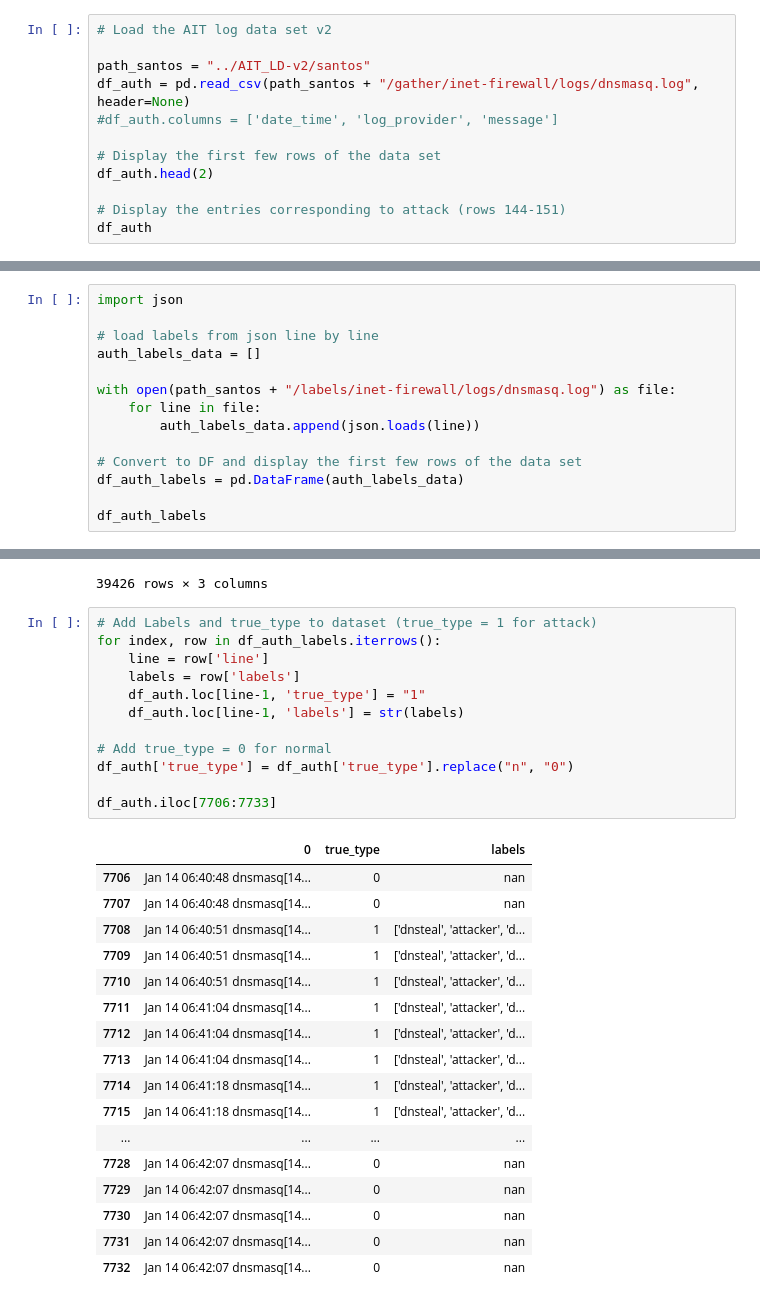
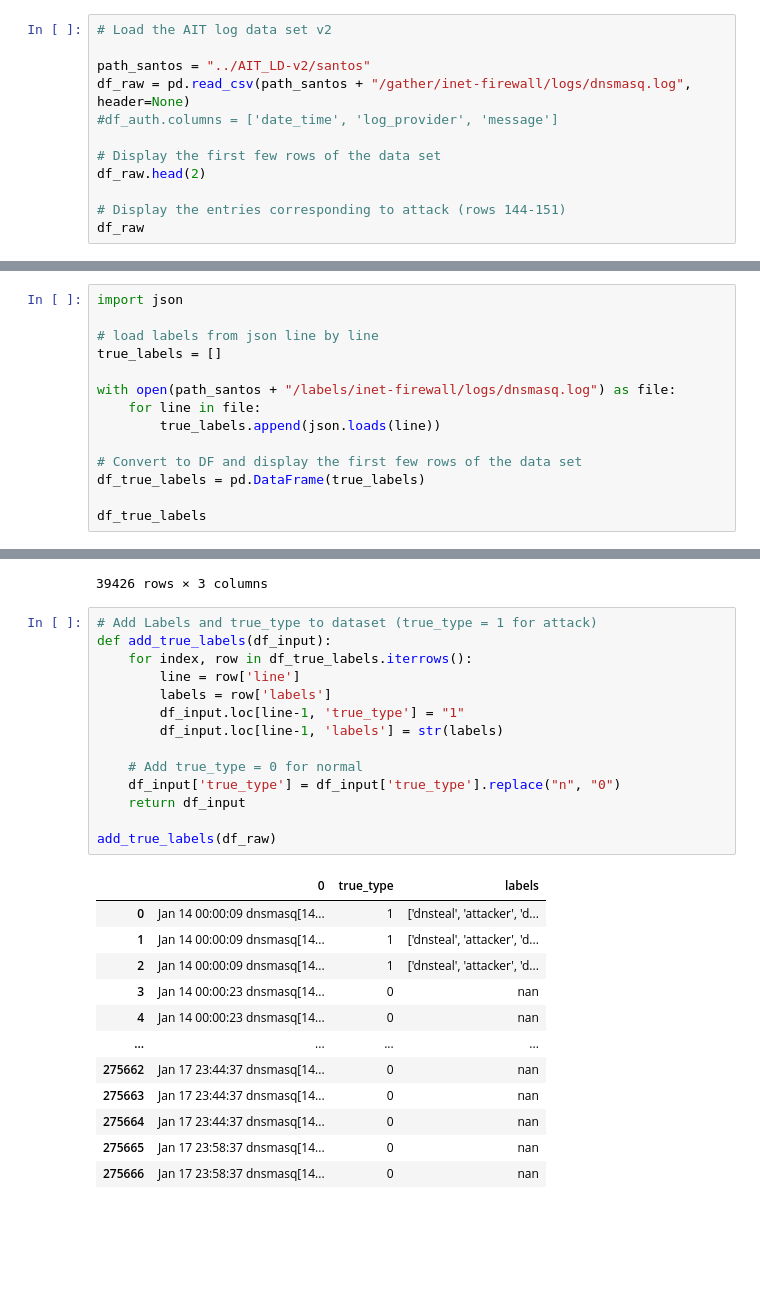
Before and after one commit to SlimTimster/IDSAlertCorrelaction_CySec_MasterThesis, a Jupyter notebook: santos_dnsmasq.ipynb, the cells around one changed output, grey strips where cells are left out. Cells and saved outputs as stored; diff of their text form; blank space fills up the shorter version.

Commit message:
parsed df to now contain structured data (but still nan and object tpyes)

```diff
--- a/santos_dnsmasq.ipynb
+++ b/santos_dnsmasq.ipynb
@@ -6,14 +6,14 @@ pd.set_option('display.max_colwidth', 30)
 # Load the AIT log data set v2
 
 path_santos = "../AIT_LD-v2/santos"
-df_auth = pd.read_csv(path_santos + "/gather/inet-firewall/logs/dnsmasq.log", header=None)
+df_raw = pd.read_csv(path_santos + "/gather/inet-firewall/logs/dnsmasq.log", header=None)
 #df_auth.columns = ['date_time', 'log_provider', 'message']
 
 # Display the first few rows of the data set
-df_auth.head(2)
+df_raw.head(2)
 
 # Display the entries corresponding to attack (rows 144-151)
-df_auth
+df_raw
 # %% [output]
 |  | 0 |
 | 0 | Jan 14 00:00:09 dnsmasq[14... |
@@ -32,16 +32,16 @@ df_auth
 import json
 
 # load labels from json line by line
-auth_labels_data = []
+true_labels = []
 
 with open(path_santos + "/labels/inet-firewall/logs/dnsmasq.log") as file:
     for line in file:
-        auth_labels_data.append(json.loads(line))
+        true_labels.append(json.loads(line))
 
 # Convert to DF and display the first few rows of the data set
-df_auth_labels = pd.DataFrame(auth_labels_data)
+df_true_labels = pd.DataFrame(true_labels)
 
-df_auth_labels
+df_true_labels
 # %% [output]
 |  | line | labels | rules |
 | 0 | 1 | [dnsteal, attacker, dnstea... | {'dnsteal': ['dnsteal.doma... |
@@ -58,31 +58,28 @@ df_auth_labels
 39426 rows × 3 columns
 # %%
 # Add Labels and true_type to dataset (true_type = 1 for attack)
-for index, row in df_auth_labels.iterrows():
-    line = row['line']
-    labels = row['labels']
-    df_auth.loc[line-1, 'true_type'] = "1"
-    df_auth.loc[line-1, 'labels'] = str(labels)
+def add_true_labels(df_input):
+    for index, row in df_true_labels.iterrows():
+        line = row['line']
+        labels = row['labels']
+        df_input.loc[line-1, 'true_type'] = "1"
+        df_input.loc[line-1, 'labels'] = str(labels)
 
-# Add true_type = 0 for normal
-df_auth['true_type'] = df_auth['true_type'].replace("n", "0")
+    # Add true_type = 0 for normal
+    df_input['true_type'] = df_input['true_type'].replace("n", "0")
+    return df_input
 
-df_auth.iloc[7706:7733]
+add_true_labels(df_raw)
 # %% [output]
 |  | 0 | true_type | labels |
-| 7706 | Jan 14 06:40:48 dnsmasq[14... | 0 | nan |
-| 7707 | Jan 14 06:40:48 dnsmasq[14... | 0 | nan |
-| 7708 | Jan 14 06:40:51 dnsmasq[14... | 1 | ['dnsteal', 'attacker', 'd... |
-| 7709 | Jan 14 06:40:51 dnsmasq[14... | 1 | ['dnsteal', 'attacker', 'd... |
-| 7710 | Jan 14 06:40:51 dnsmasq[14... | 1 | ['dnsteal', 'attacker', 'd... |
-| 7711 | Jan 14 06:41:04 dnsmasq[14... | 1 | ['dnsteal', 'attacker', 'd... |
-| 7712 | Jan 14 06:41:04 dnsmasq[14... | 1 | ['dnsteal', 'attacker', 'd... |
-| 7713 | Jan 14 06:41:04 dnsmasq[14... | 1 | ['dnsteal', 'attacker', 'd... |
-| 7714 | Jan 14 06:41:18 dnsmasq[14... | 1 | ['dnsteal', 'attacker', 'd... |
-| 7715 | Jan 14 06:41:18 dnsmasq[14... | 1 | ['dnsteal', 'attacker', 'd... |
+| 0 | Jan 14 00:00:09 dnsmasq[14... | 1 | ['dnsteal', 'attacker', 'd... |
+| 1 | Jan 14 00:00:09 dnsmasq[14... | 1 | ['dnsteal', 'attacker', 'd... |
+| 2 | Jan 14 00:00:09 dnsmasq[14... | 1 | ['dnsteal', 'attacker', 'd... |
+| 3 | Jan 14 00:00:23 dnsmasq[14... | 0 | nan |
+| 4 | Jan 14 00:00:23 dnsmasq[14... | 0 | nan |
 | ... | ... | ... | ... |
-| 7728 | Jan 14 06:42:07 dnsmasq[14... | 0 | nan |
-| 7729 | Jan 14 06:42:07 dnsmasq[14... | 0 | nan |
-| 7730 | Jan 14 06:42:07 dnsmasq[14... | 0 | nan |
-| 7731 | Jan 14 06:42:07 dnsmasq[14... | 0 | nan |
-| 7732 | Jan 14 06:42:07 dnsmasq[14... | 0 | nan |
+| 275662 | Jan 17 23:44:37 dnsmasq[14... | 0 | nan |
+| 275663 | Jan 17 23:44:37 dnsmasq[14... | 0 | nan |
+| 275664 | Jan 17 23:44:37 dnsmasq[14... | 0 | nan |
+| 275665 | Jan 17 23:58:37 dnsmasq[14... | 0 | nan |
+| 275666 | Jan 17 23:58:37 dnsmasq[14... | 0 | nan |
```
Also changed, not shown: parts of 20 cells of this notebook.
